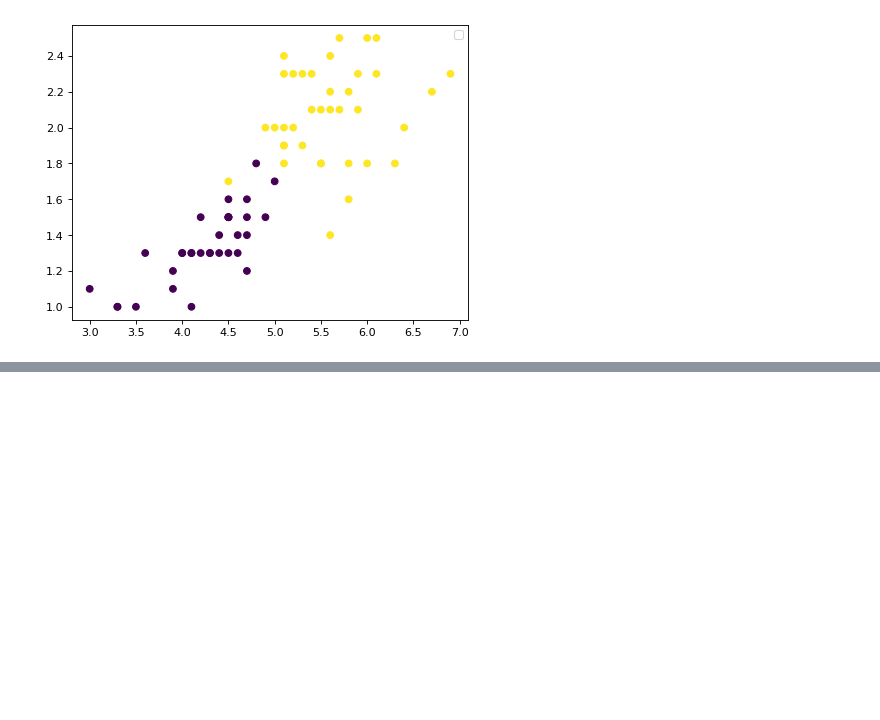
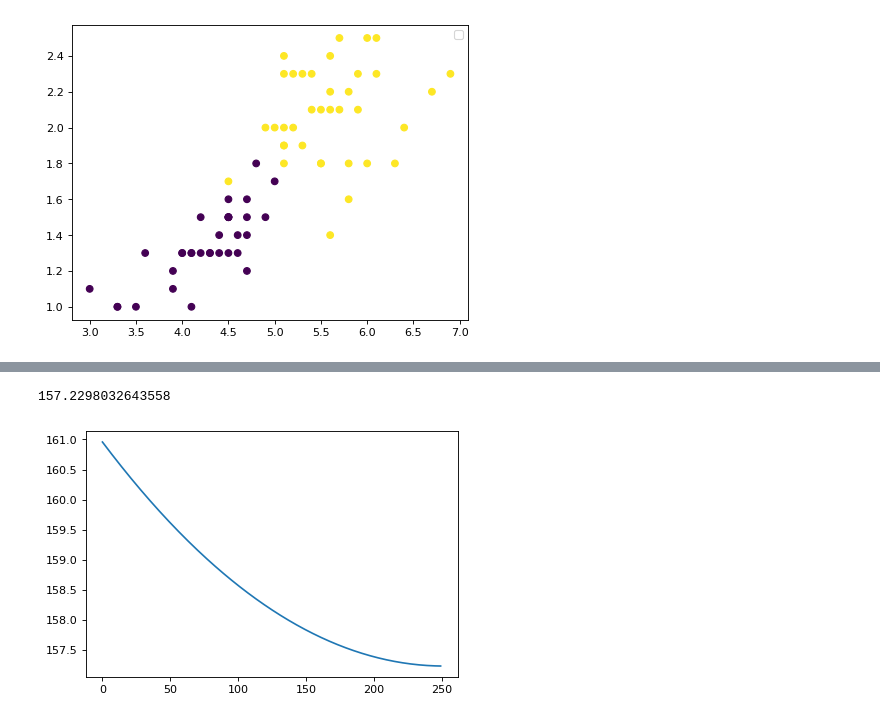
Before and after one commit to Nerobite/features_building_models, a Jupyter notebook: Loss functions and optimization.ipynb, the cells around one changed output, grey strips where cells are left out. Drawn from its saved outputs; the diff is of its cells as text; code cells hidden in the pictures; blank space fills up the shorter version.

```diff
--- a/Loss functions and optimization.ipynb
+++ b/Loss functions and optimization.ipynb
@@ -354,0 +396,3 @@ No artists with labels found to put in legend.  Note that artists whose label st
+# %%
+EPOCHS = 100
+LEARNING_RATE = 0.0001
@@ -354,0 +434,14 @@ No artists with labels found to put in legend.  Note that artists whose label st
+# %%
+theta0 = 1
+theta1 = 1
+N = 100
+# Y =  2*X[:, 1]+ 3*X[:, 2] + 1 + np.random.normal(scale=5, size=N)
+Y =  2*X[:, 1] + 1 + np.random.normal(scale=5, size=N)
+for _ in range(EPOCHS):
+    dt0 = der_theta0(X, Y, theta0, theta1)
+    dt1 = der_theta1(X, Y, theta0, theta1)
+
+    theta0 = theta0 - LEARNING_RATE * dt0
+    theta1 -= LEARNING_RATE * dt1
+
+    print("t0:", theta0, "t1:", theta1, "cost:", cost_function(X, y, theta0, theta1))
@@ -354,0 +470,23 @@ No artists with labels found to put in legend.  Note that artists whose label st
+# %%
+EPOCHS = 250
+LEARNING_RATE = 0.0001
+costs = []
+params = []
+preds = []
+np.random.seed(9)
+params = np.random.normal(size=(X.shape[0],X.shape[1]))
+print(params)
+
+list_params_gd = []
+for _ in range(EPOCHS):
+    predictions = params[:, 0] * X[:, 0] + params[:, 1] * X[:, 1] + params[:, 2] * X[:, 2]
+    preds.append(predictions)
+
+    cost = np.sum((predictions - Y) ** 2) / len(predictions)
+    costs.append(cost)
+
+    params[0] -= LEARNING_RATE * np.sum(predictions - Y) * (2/len(predictions))
+    params[1] -= LEARNING_RATE * np.sum((predictions - Y) * X[:, 1]) * (2/len(predictions))
+    params[2] -= LEARNING_RATE * np.sum((predictions - Y) * X[:, 2]) * (2/len(predictions))
+
+    list_params_gd.append(params.copy())
@@ -354,0 +511,10 @@ No artists with labels found to put in legend.  Note that artists whose label st
+# %%
+costs[-1]
+# %% [output]
+157.2298032643558
+# %%
+plt.figure(figsize=(6, 4))
+plt.plot(costs)
+plt.show()
+# %% [output]
+[figure, added]
```
Also changed, not shown: parts of 13 cells of this notebook.
